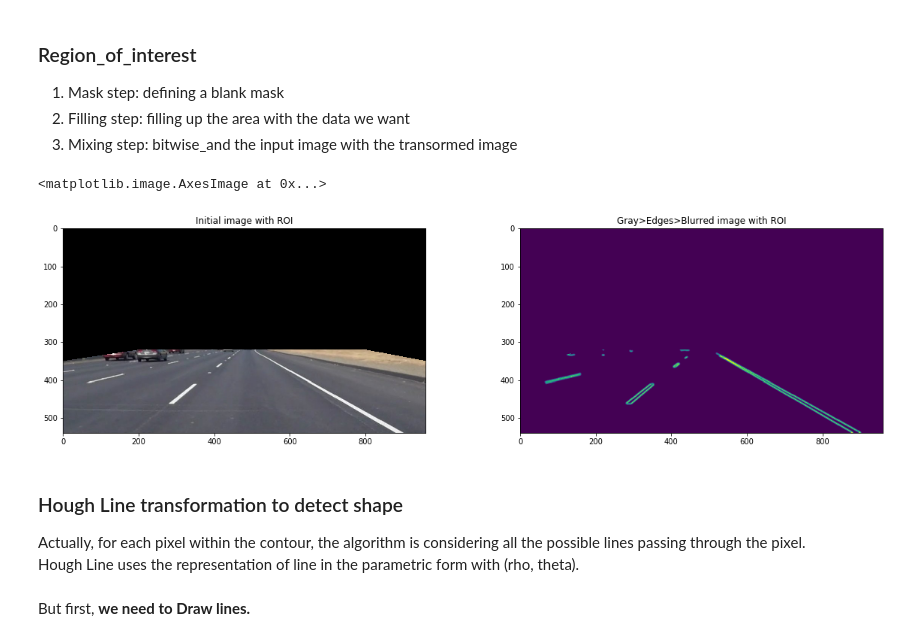
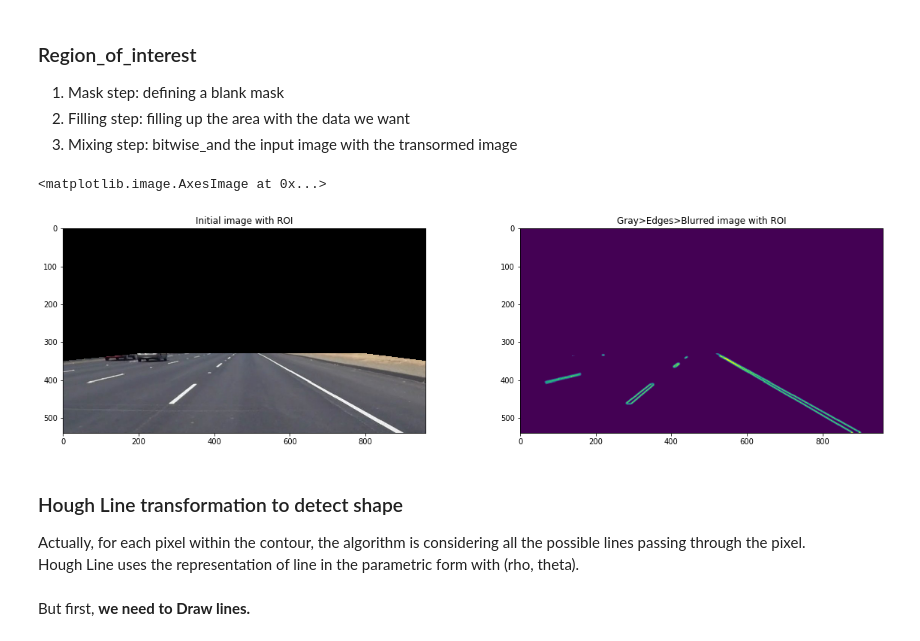
Before and after one commit to MikeHatchi/Road-Lane-Lines-Curves-Pipeline, a Jupyter notebook: Road Lane Lines Curves Pipeline.ipynb, the cells around one changed output. Drawn from its saved outputs; the diff is of its cells as text; code cells hidden in the pictures.

```diff
--- a/Road Lane Lines Curves Pipeline.ipynb
+++ b/Road Lane Lines Curves Pipeline.ipynb
@@ -107,35 +108,35 @@ def roi(img, vertices):
     mask = np.zeros_like(img)
 
     #defining a 3 channel or 1 channel color to fill the mask with depending on the input image
     if len(img.shape) > 2:
         channel_count = img.shape[2]  # in our case 3, recall the shape of the image (540, 960, 3)
         ignore_mask_color = (255,) * channel_count
     else:
         ignore_mask_color = 255
 
     # Filling step: filling pixels inside the polygon defined by "vertices" with the fill color
     cv2.fillPoly(mask, vertices, ignore_mask_color)
 
     # Mixing step: returning the image only where mask pixels are nonzero
     masked_image = cv2.bitwise_and(img, mask)
     return masked_image
 
 # recall the shape of the image (540, 960, 3)
-vertices = np.array([[0,540],[0,350], [200,320], [800,320], [960,350], [960,540]], np.int32)
+vertices = np.array([[0,540],[0,350], [200,330], [800,330], [960,350], [960,540]], np.int32)
 
 imroi_1 = roi(fimage, [vertices])
 imroi_2 = roi(imgauss, [vertices])
 
 plt.figure(figsize=(20,5))
 plt.subplot(1,2,1)
 plt.title("Initial image with ROI")
 plt.imshow(imroi_1)
 plt.subplot(1,2,2)
 plt.title("Gray>Edges>Blurred image with ROI")
 plt.imshow(imroi_2)
 # %% [output]
 <matplotlib.image.AxesImage at 0x...>
-[figure, old version]
+[figure, new version]
 # %% [markdown]
 ### Hough Line transformation to detect shape
 Actually, for each pixel within the contour, the algorithm is considering all the possible lines passing through the pixel.<br>
```
Also changed, not shown: parts of 10 cells of this notebook.
